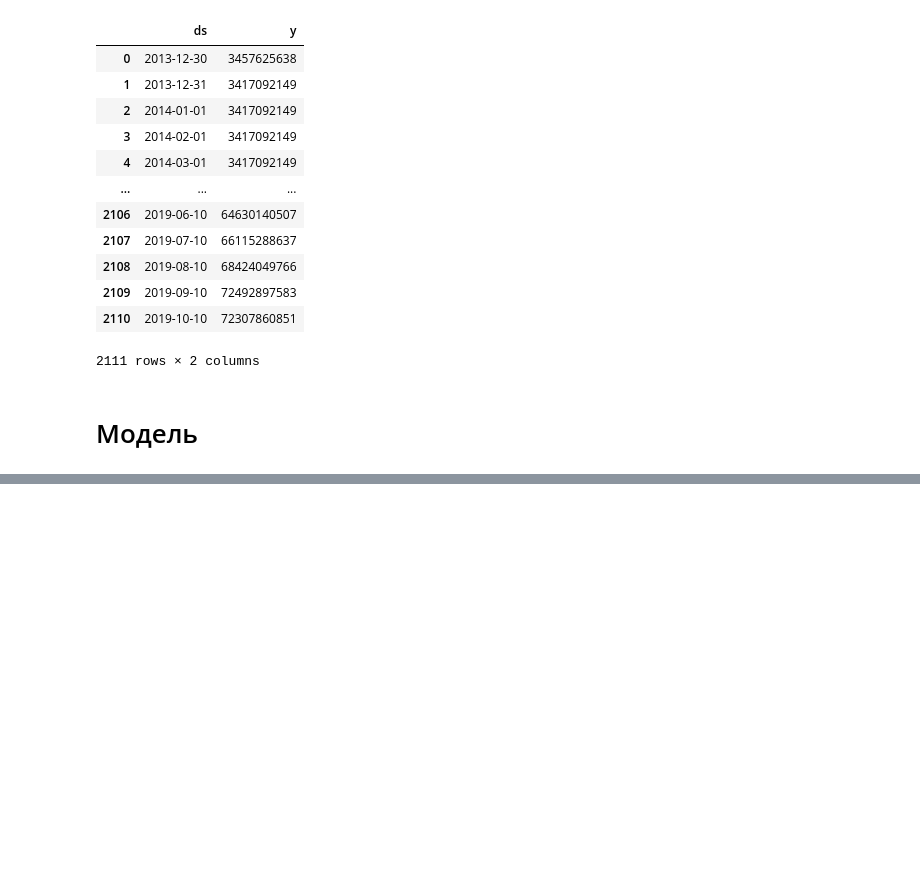
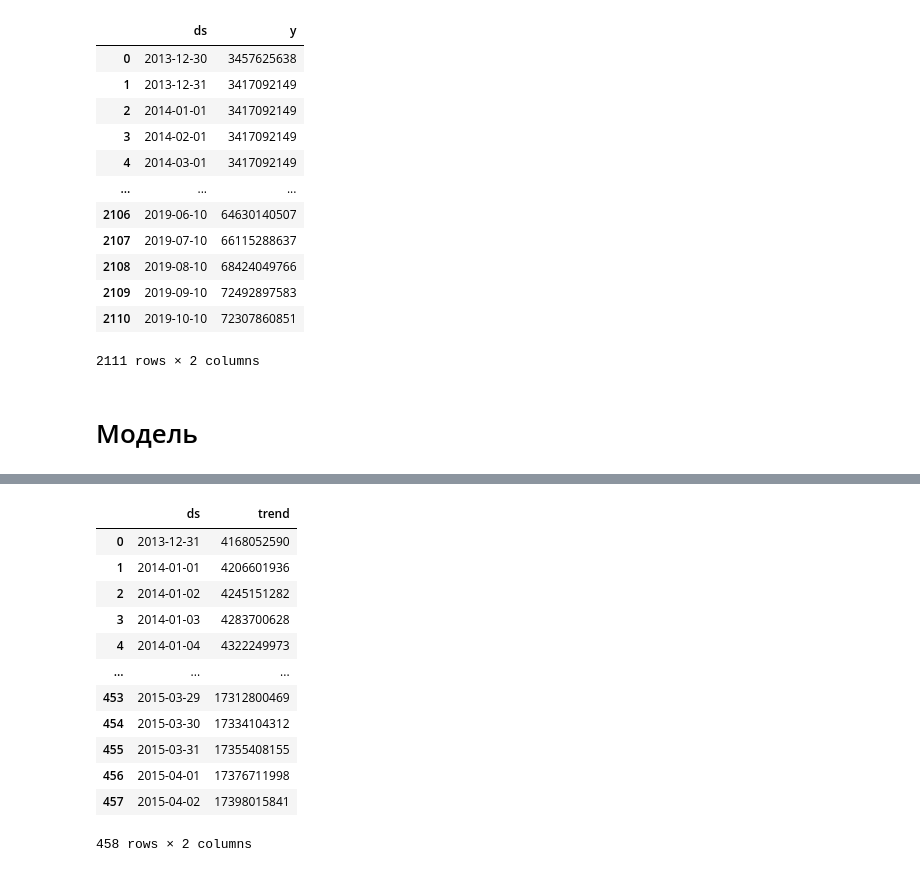
Before and after one commit to genalll/sber, a Jupyter notebook: sber.ipynb, the cells around one changed output, grey strips where cells are left out. Cells and saved outputs as stored; diff of their text form; code cells hidden in the pictures; blank space fills up the shorter version.

```diff
--- a/sber.ipynb
+++ b/sber.ipynb
@@ -205,0 +208,12 @@ Name: trend, dtype: float64
+# %%
+def pre(date_pre, period, hist):
+    date_pre=date_pre
+    period=period
+    hist=hist
+    model = Prophet(daily_seasonality=True, n_changepoints=10)
+    model.fit(data.loc[(data['ds'] > datetime.strptime('2013-12-30', '%Y-%m-%d')) & (data['ds'] < datetime.strptime(hist, '%Y-%m-%d'))])
+    future = model.make_future_dataframe(periods=(datetime.strptime(date_pre, '%Y-%m-%d')+relativedelta(months=period)-datetime.strptime(date_pre, '%Y-%m-%d')).days) #(datetime.strptime(date_pre, '%Y-%m-%d')+relativedelta(months=period)-datetime.strptime(date_pre, '%Y-%m-%d')).days
+    forecast = model.predict(future)
+    return  pd.DataFrame(forecast[['ds','trend']])
+# %%
+pre=pre('2016-01-02', 3, '2015-01-02')
@@ -205,0 +223,18 @@ Name: trend, dtype: float64
+# %%
+pre['trend']=pre['trend'].astype('int')
+# %%
+pre
+# %% [output]
+|  | ds | trend |
+| 0 | 2013-12-31 | 4168052590 |
+| 1 | 2014-01-01 | 4206601936 |
+| 2 | 2014-01-02 | 4245151282 |
+| 3 | 2014-01-03 | 4283700628 |
+| 4 | 2014-01-04 | 4322249973 |
+| ... | ... | ... |
+| 453 | 2015-03-29 | 17312800469 |
+| 454 | 2015-03-30 | 17334104312 |
+| 455 | 2015-03-31 | 17355408155 |
+| 456 | 2015-04-01 | 17376711998 |
+| 457 | 2015-04-02 | 17398015841 |
+458 rows × 2 columns
```
Also changed, not shown: parts of 7 cells of this notebook.
